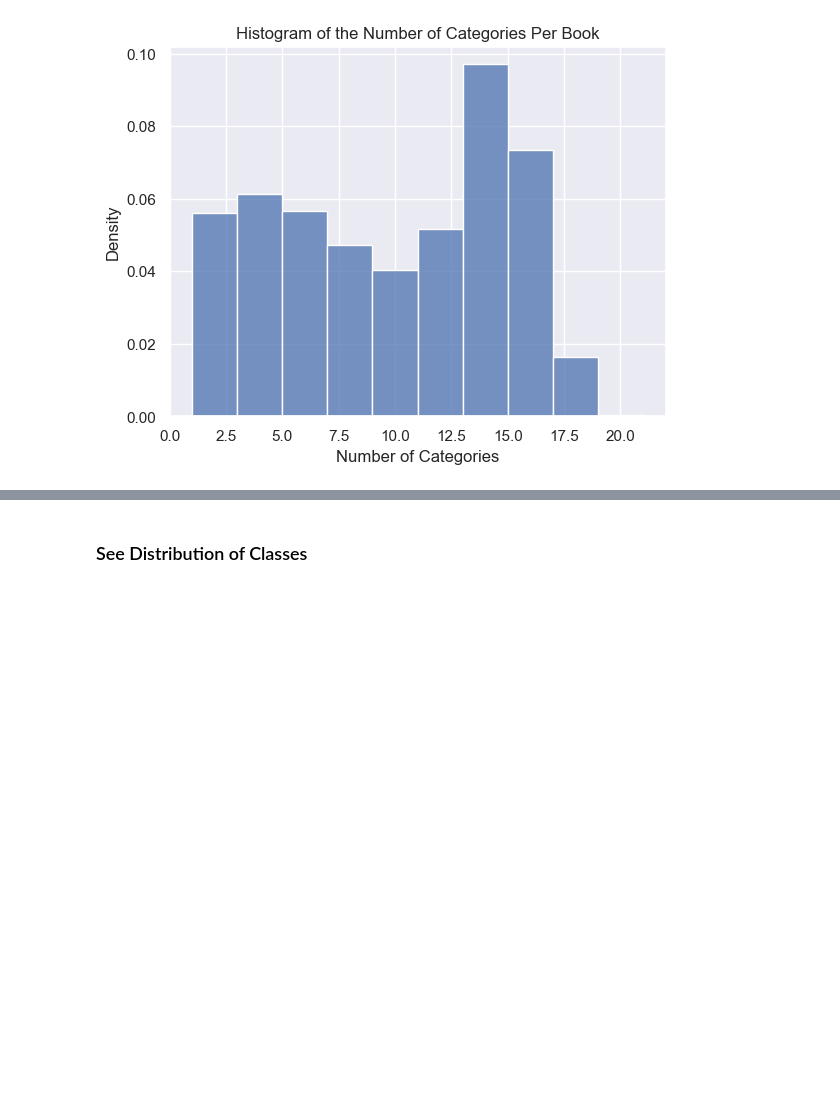
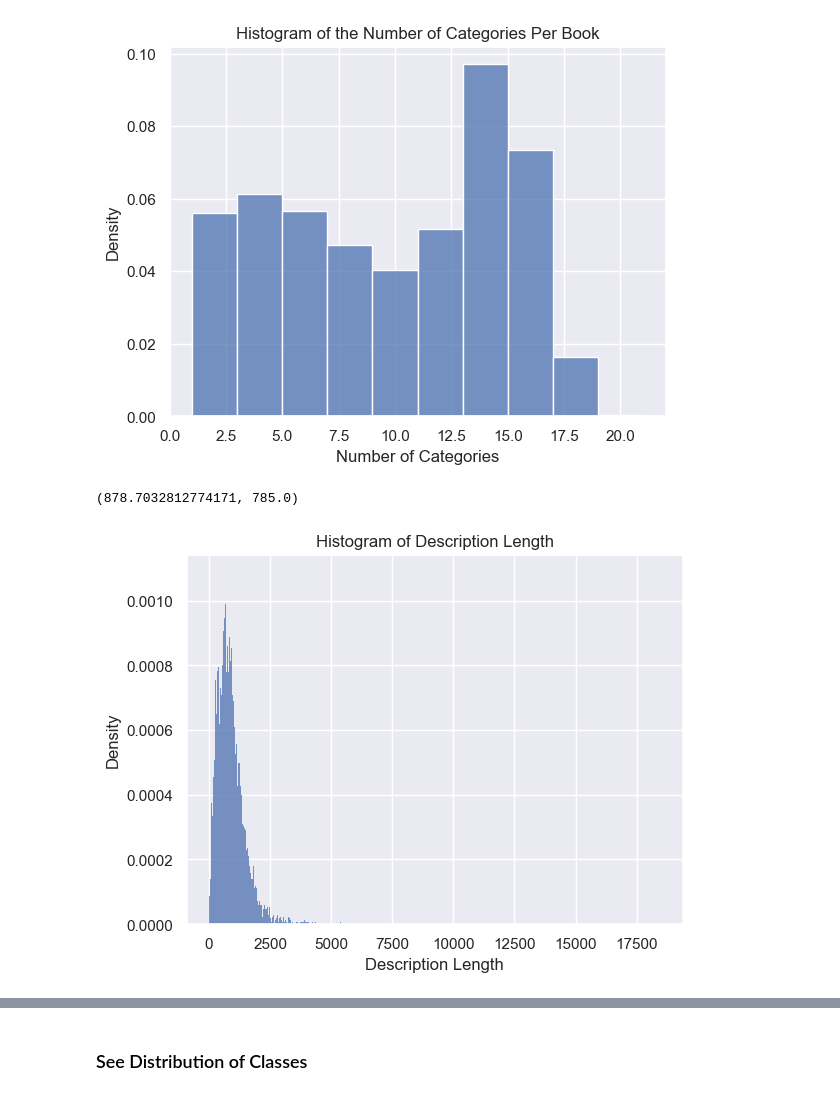
Before and after one commit to haleyej/SI_370_project, a Jupyter notebook: model.ipynb, the cells around one changed output, grey strips where cells are left out. Saved outputs shown, nothing was run; the diff lists cells and outputs as text; code cells hidden in the pictures; blank space fills up the shorter version.

```diff
--- a/model.ipynb
+++ b/model.ipynb
@@ -46,3 +46,13 @@ f.set(title = 'Histogram of the Number of Categories Per Book', xlabel = 'Number
  Text(0.5, 0, 'Number of Categories'),
  Text(0, 0.5, 'Density')]
 [figure]
+# %%
+df.desc.apply(len).mean(), df.desc.apply(len).median()
+# %% [output]
+(878.7032812774171, 785.0)
+# %%
+f = sns.histplot(df.desc.apply(len), stat = 'density', binwidth = 2)
+_ = f.set(title = 'Histogram of Description Length', xlabel = 'Description Length',
+      ylabel = 'Density')
+# %% [output]
+[figure, added]
```
Also changed, not shown: parts of 22 cells of this notebook.
